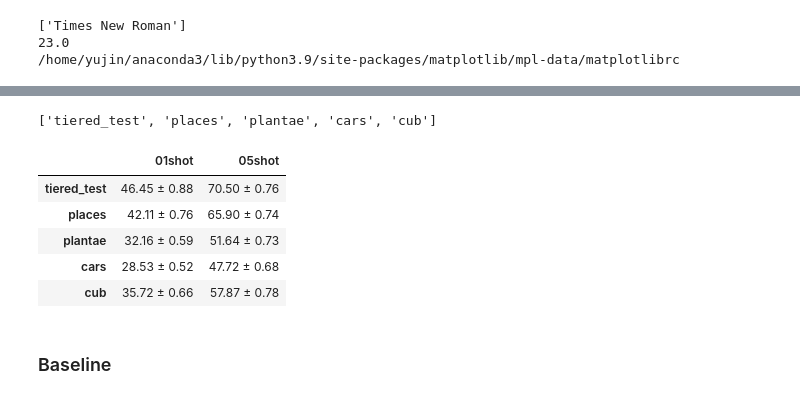
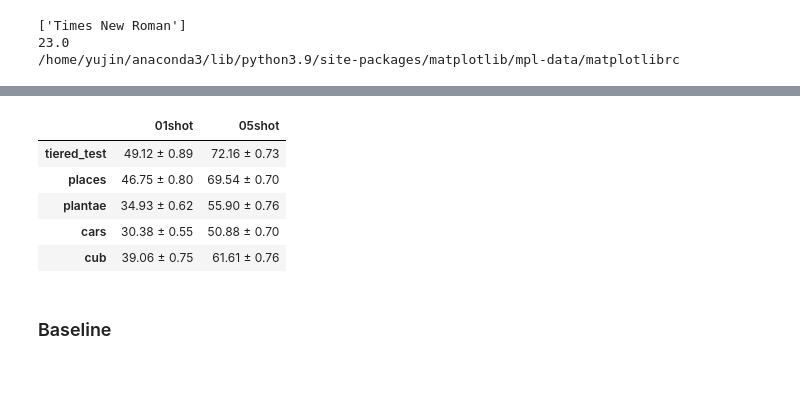
Before and after one commit to kimyuji/Fine-tune-with-Few-Samples, a Jupyter notebook: check_acc.ipynb, the cells around one changed output, grey strips where cells are left out. Saved outputs shown, nothing was run; the diff lists cells and outputs as text; code cells hidden in the pictures.

```diff
--- a/check_acc.ipynb
+++ b/check_acc.ipynb
@@ -31,11 +29,0 @@ matplotlib.rcParams['font.family'] = myfonts
-# %%
-result = pd.DataFrame(None, index=cdfsl, columns=['20shot'])
-for data in result.index:
-    for types in result.columns:
-
-        path = "./logs/baseline/output/resnet10_simclr_LS_default/{}/05way_0{}_full_default/augmentation/base/test_history.csv".format(data, types)
-        test_acc = pd.read_csv(path, index_col='Unnamed: 0')
-        acc = '{:.2f} ± {:.2f}'.format(test_acc.mean()[-1] * 100,
-                                                 1.96 * test_acc.std()[-1] / np.sqrt(600) * 100)
-        result.loc[data][types] = acc
-display(result)
@@ -49,24 +30,20 @@ display(result)
-# %%
-./logs/baseline/output/resnet10_simclr_LS_default/tiered_test/05way_001shot_full_default/mixup/both/test_history.csv
-# %% [output]
-['tiered_test', 'places', 'plantae', 'cars', 'cub']
 # %%
-result = pd.DataFrame(None, index=datas_fg, columns=['01shot','05shot'])
+result = pd.DataFrame(None, index=datas_fg, columns=['01shot', '05shot'])
 for data in result.index:
     for types in result.columns:
-        path = "./logs/baseline/output/resnet10_simclr_LS_default/{}/05way_0{}_full_default/mixup/both/test_history.csv".format(data, types)
+        path = "./logs/baseline/output/resnet10_simclr_LS_default/{}/05way_0{}_full_default/augmentation/base/test_history.csv".format(data, types)
         test_acc = pd.read_csv(path, index_col='Unnamed: 0')
         acc = '{:.2f} ± {:.2f}'.format(test_acc.mean()[-1] * 100,
                                                  1.96 * test_acc.std()[-1] / np.sqrt(600) * 100)
         result.loc[data][types] = acc
 display(result)
 # %% [output]
 |  | 01shot | 05shot |
-| tiered_test | 46.45 ± 0.88 | 70.50 ± 0.76 |
-| places | 42.11 ± 0.76 | 65.90 ± 0.74 |
-| plantae | 32.16 ± 0.59 | 51.64 ± 0.73 |
-| cars | 28.53 ± 0.52 | 47.72 ± 0.68 |
-| cub | 35.72 ± 0.66 | 57.87 ± 0.78 |
+| tiered_test | 49.12 ± 0.89 | 72.16 ± 0.73 |
+| places | 46.75 ± 0.80 | 69.54 ± 0.70 |
+| plantae | 34.93 ± 0.62 | 55.90 ± 0.76 |
+| cars | 30.38 ± 0.55 | 50.88 ± 0.70 |
+| cub | 39.06 ± 0.75 | 61.61 ± 0.76 |
 # %% [markdown]
 ### Baseline
 # %%
```
Also changed, not shown: parts of 3 cells of this notebook, 7 other files.
